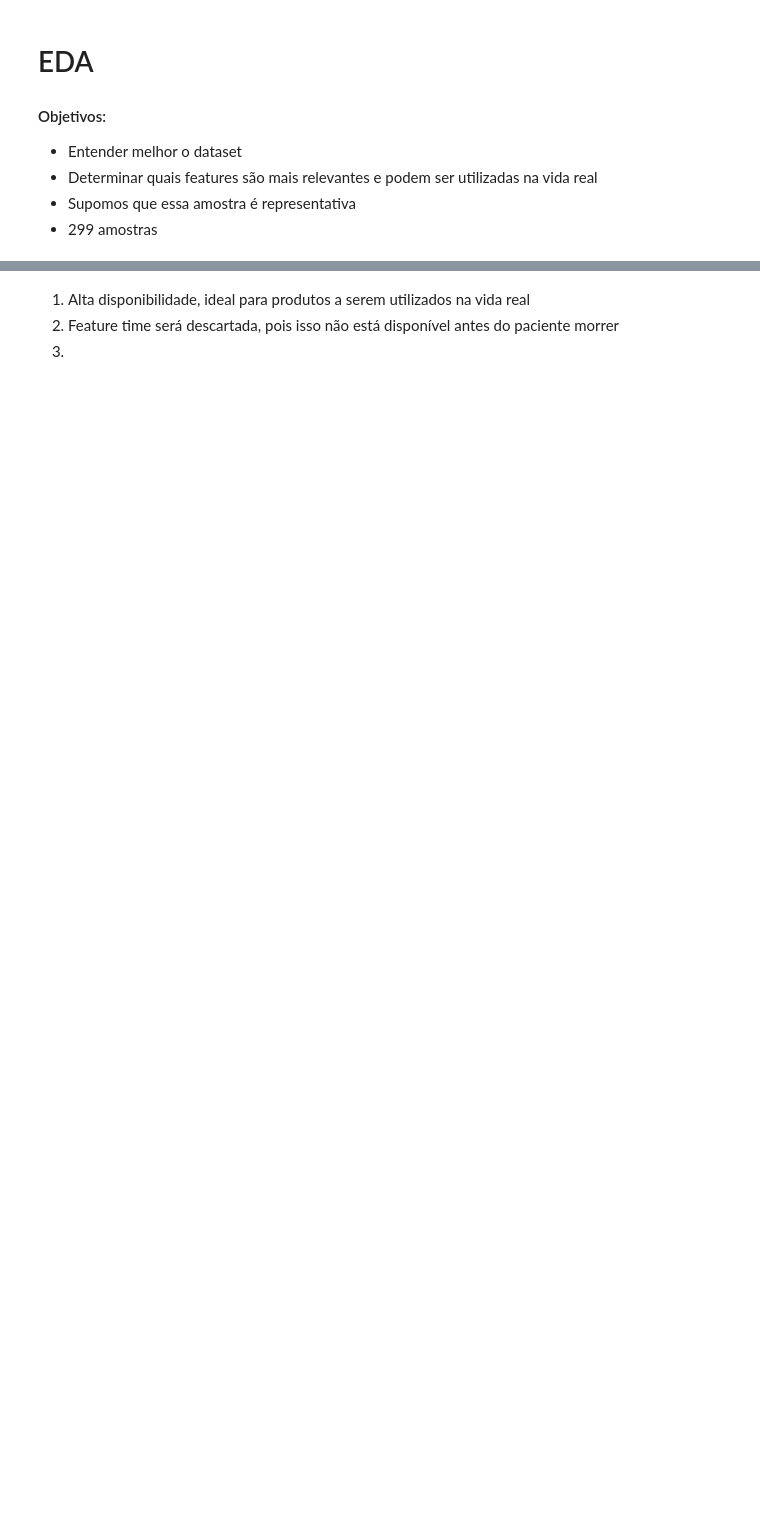
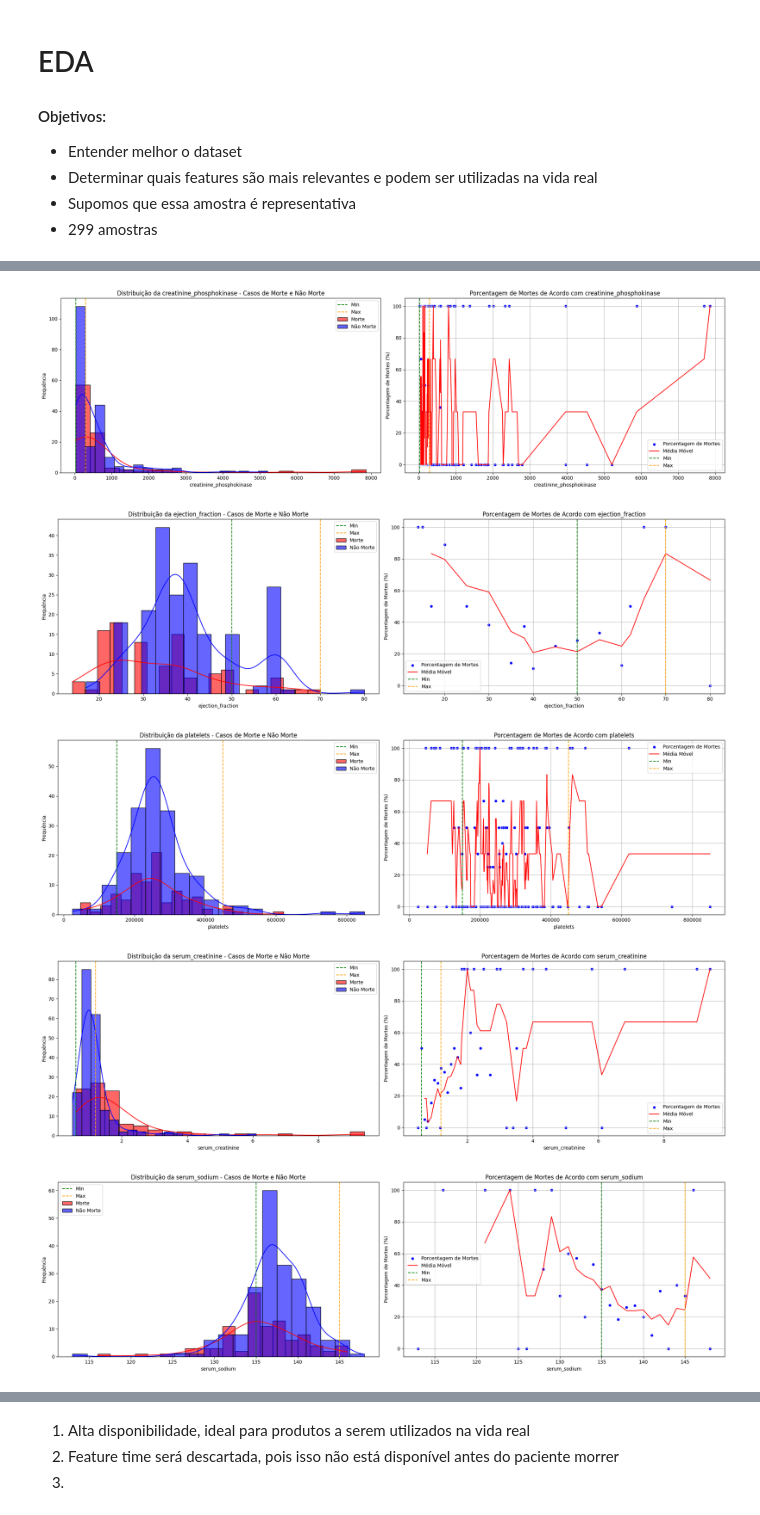
Before and after one commit to vinic011/heart-failure, a Jupyter notebook: ds.ipynb, the cells around one changed output, grey strips where cells are left out. Drawn from its saved outputs; the diff is of its cells as text; code cells hidden in the pictures; blank space fills up the shorter version.

```diff
--- a/ds.ipynb
+++ b/ds.ipynb
@@ -16,2 +20,3 @@ import numpy as np
 # %%
-df = pd.read_csv('data.csv')
+df = pd.read_csv("data/1/heart_failure_clinical_records_dataset.csv")
+df
@@ -67,39 +124,45 @@ for var in normal_levels.keys():
     fig, axes = plt.subplots(1, 2, figsize=(20, 6))
 
     # Histograma para casos de morte e não morte
-    sns.histplot(df[df['DEATH_EVENT'] == 1][var], bins=20, kde=True, color='red', label='Morte', alpha=0.6, ax=axes[0])
-    sns.histplot(df[df['DEATH_EVENT'] == 0][var], bins=20, kde=True, color='blue', label='Não Morte', alpha=0.6, ax=axes[0])
+    sns.histplot(df[df[LABEL] == 1][var], bins=20, kde=True, color='red', label='Morte', alpha=0.6, ax=axes[0])
+    sns.histplot(df[df[LABEL] == 0][var], bins=20, kde=True, color='blue', label='Não Morte', alpha=0.6, ax=axes[0])
 
     # Adicionar linhas verticais para os valores mínimos e máximos
     axes[0].axvline(normal_levels[var]['min'], color='green', linestyle='--', label='Min')
     axes[0].axvline(normal_levels[var]['max'], color='orange', linestyle='--', label='Max')
 
     axes[0].set_title(f'Distribuição da {var} - Casos de Morte e Não Morte')
     axes[0].set_xlabel(var)
     axes[0].set_ylabel('Frequência')
     axes[0].legend()
 
     # Calcular a porcentagem de mortos de acordo com a variável
-    age_death_percent = df.groupby(var)['DEATH_EVENT'].mean() * 100
+    age_death_percent = df.groupby(var)[LABEL].mean() * 100
 
     # Calcular a média móvel
     window_size = 3
     #window_size = 10
     age_death_percent_moving_avg = age_death_percent.rolling(window=window_size).mean()
 
     # Plotar a porcentagem de mortos de acordo com a idade
     sns.scatterplot(x=age_death_percent.index, y=age_death_percent.values, label='Porcentagem de Mortes', color='blue', ax=axes[1])
     sns.lineplot(x=age_death_percent_moving_avg.index, y=age_death_percent_moving_avg.values, label='Média Móvel', color='red', ax=axes[1])
 
     # Adicionar linhas verticais para os valores mínimos e máximos
     axes[1].axvline(normal_levels[var]['min'], color='green', linestyle='--', label='Min')
     axes[1].axvline(normal_levels[var]['max'], color='orange', linestyle='--', label='Max')
 
     axes[1].set_title(f'Porcentagem de Mortes de Acordo com {var}')
     axes[1].set_xlabel(var)
     axes[1].set_ylabel('Porcentagem de Mortes (%)')
     axes[1].legend()
     axes[1].grid(True)
 
     plt.tight_layout()
     plt.show()
+# %% [output]
+[figure, added]
+[figure, added]
+[figure, added]
+[figure, added]
+[figure, added]
```
Also changed, not shown: parts of 20 cells of this notebook, 3 other files.
